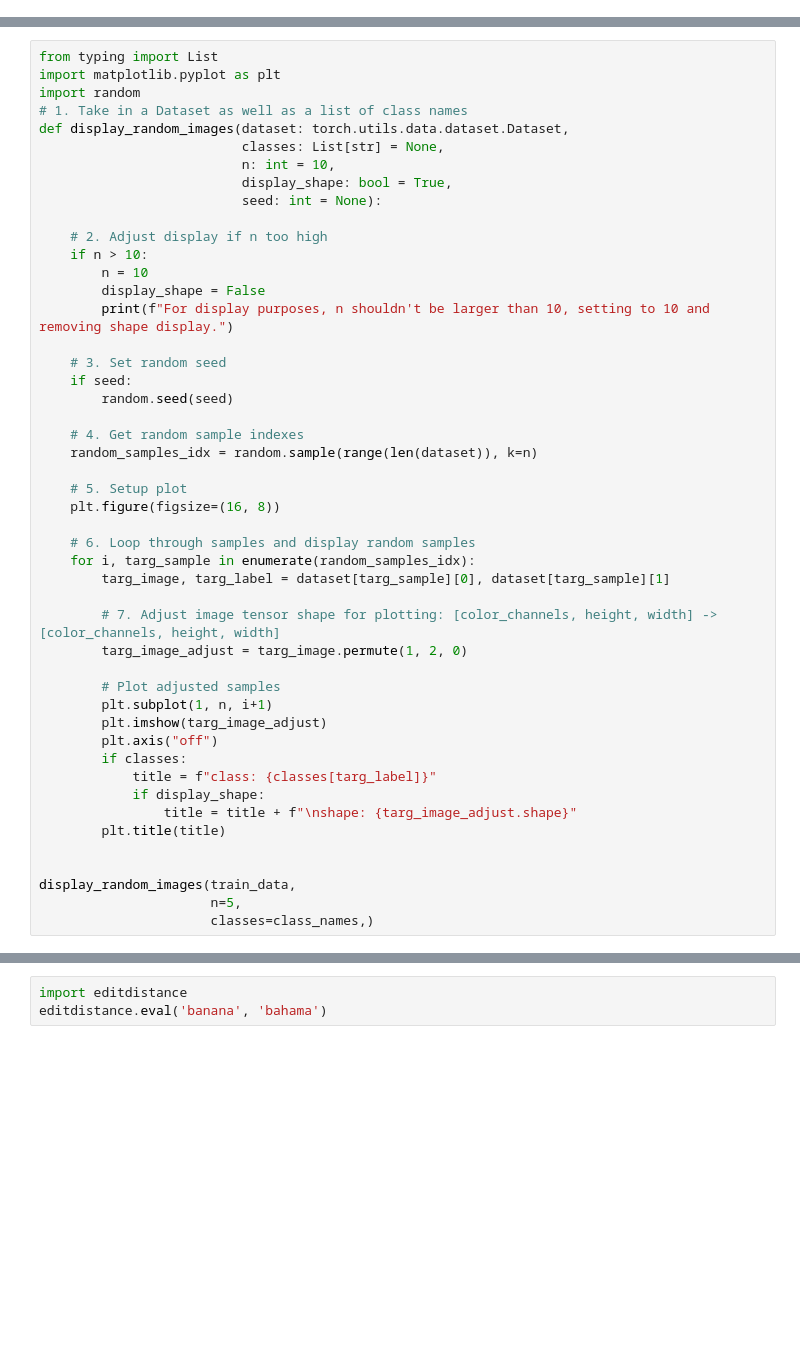
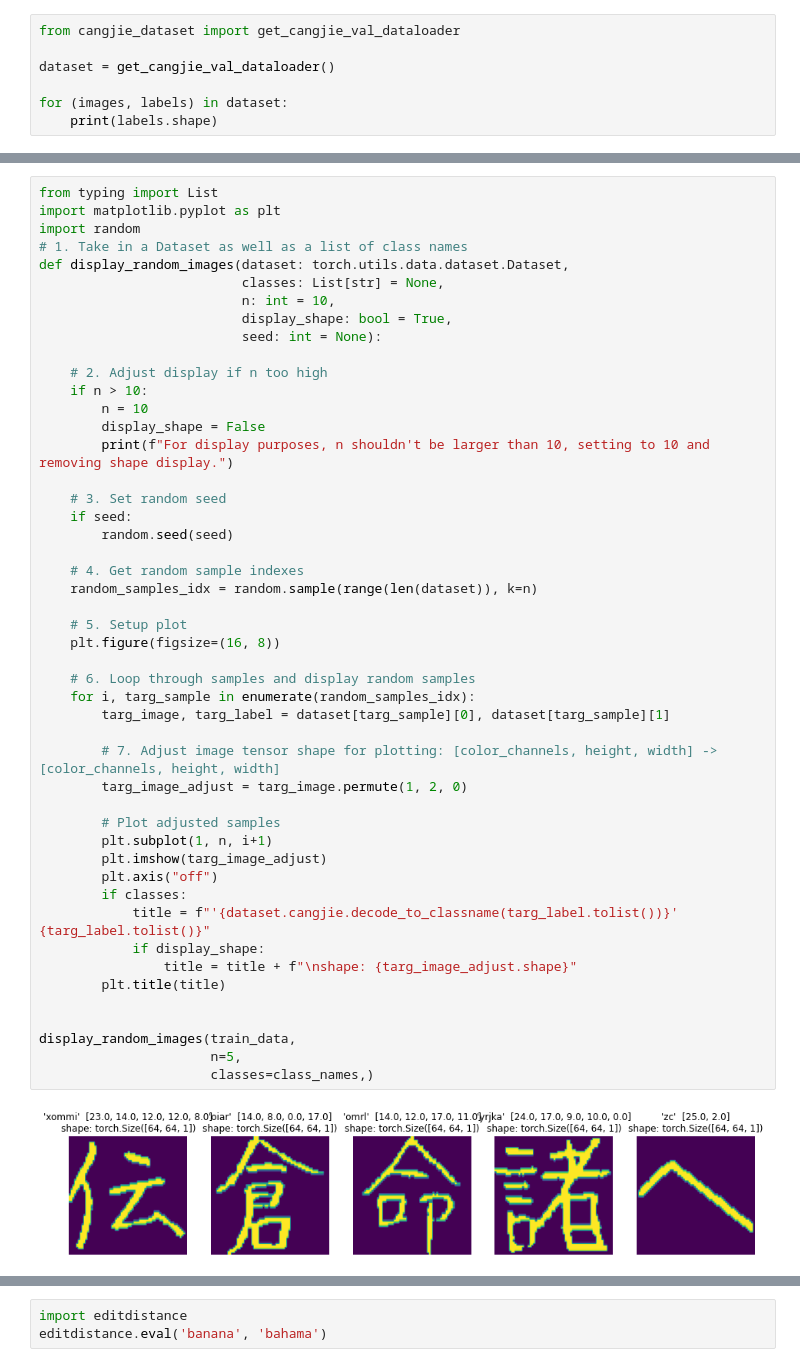
Before and after one commit to LETHEVIET/Chinese-character-classification, a Jupyter notebook: test.ipynb, the cells around one changed output, grey strips where cells are left out. Drawn from its saved outputs; the diff is of its cells as text; blank space fills up the shorter version.

```diff
--- a/test.ipynb
+++ b/test.ipynb
@@ -82,0 +123,7 @@ len(train_data)
+# %%
+from cangjie_dataset import get_cangjie_val_dataloader
+
+dataset = get_cangjie_val_dataloader()
+
+for (images, labels) in dataset:
+    print(labels.shape)
@@ -100,31 +168,33 @@ def display_random_images(dataset: torch.utils.data.dataset.Dataset,
     # 3. Set random seed
     if seed:
         random.seed(seed)
 
     # 4. Get random sample indexes
     random_samples_idx = random.sample(range(len(dataset)), k=n)
 
     # 5. Setup plot
     plt.figure(figsize=(16, 8))
 
     # 6. Loop through samples and display random samples
     for i, targ_sample in enumerate(random_samples_idx):
         targ_image, targ_label = dataset[targ_sample][0], dataset[targ_sample][1]
 
         # 7. Adjust image tensor shape for plotting: [color_channels, height, width] -> [color_channels, height, width]
         targ_image_adjust = targ_image.permute(1, 2, 0)
 
         # Plot adjusted samples
         plt.subplot(1, n, i+1)
         plt.imshow(targ_image_adjust)
         plt.axis("off")
         if classes:
-            title = f"class: {classes[targ_label]}"
+            title = f"'{dataset.cangjie.decode_to_classname(targ_label.tolist())}'  {targ_label.tolist()}"
             if display_shape:
                 title = title + f"\nshape: {targ_image_adjust.shape}"
         plt.title(title)
 
 
 display_random_images(train_data,
                       n=5,
                       classes=class_names,)
+# %% [output]
+[figure, added]
```
Also changed, not shown: parts of 24 cells of this notebook, 5 other files.
